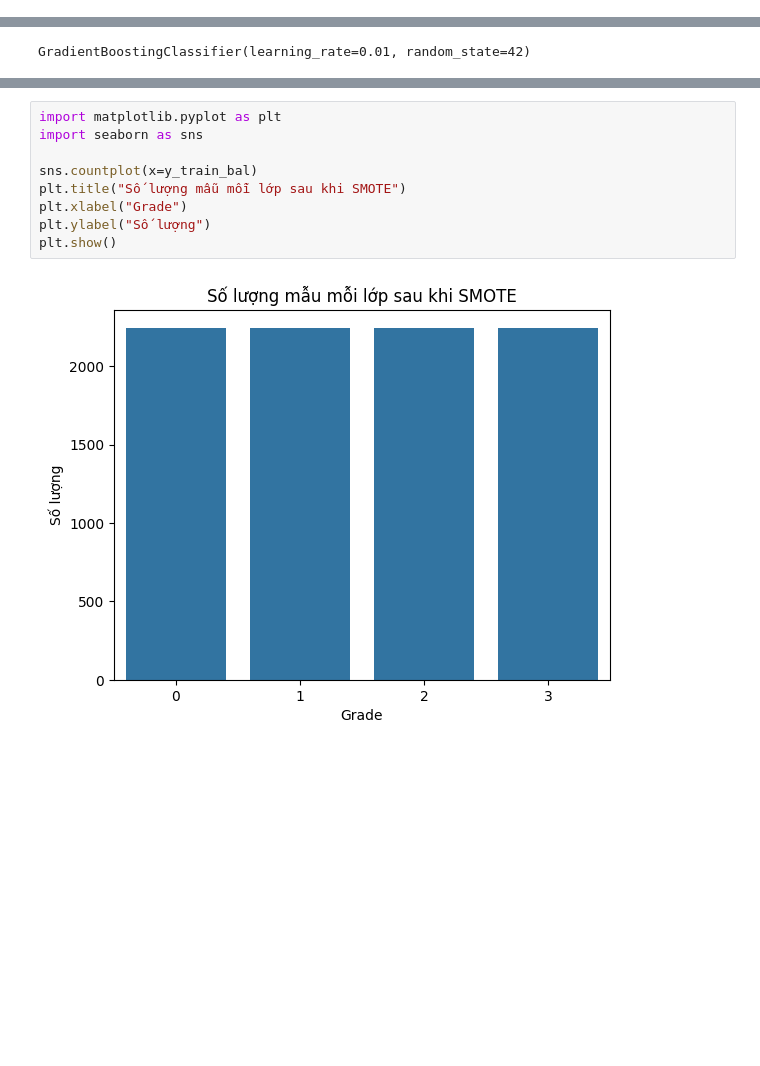
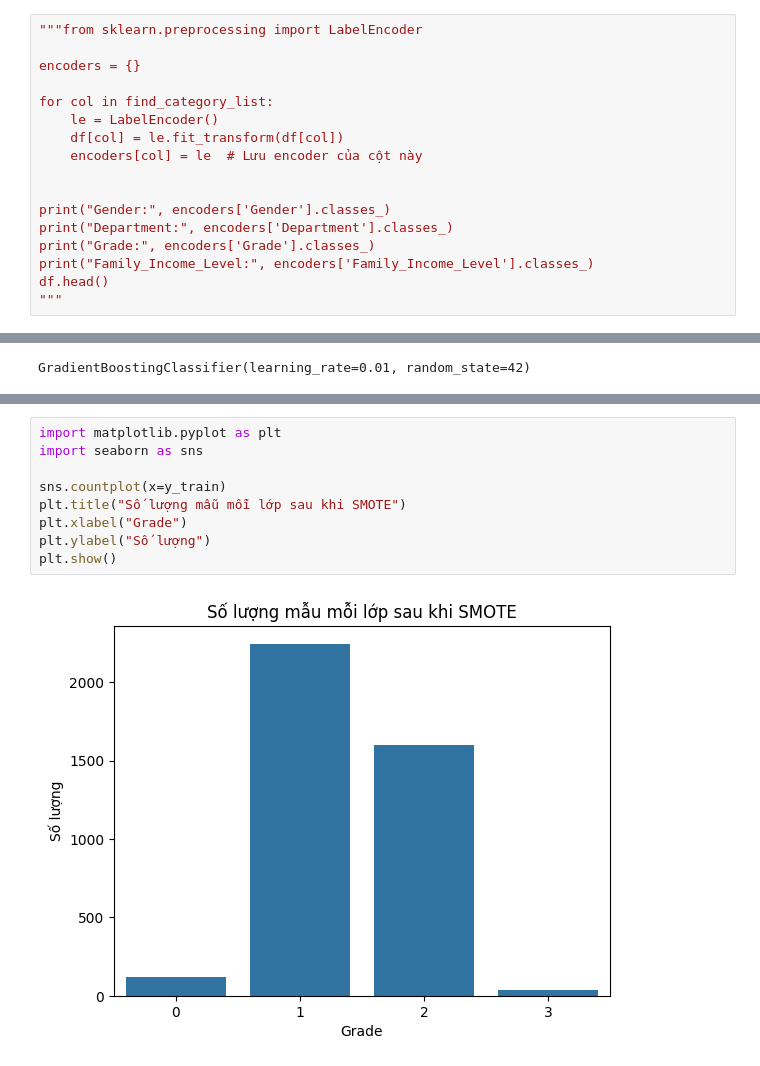
Before and after one commit to phithuan/predictive-analytics-for-student-performance-DoAn3-, a Jupyter notebook: perdict_train_XGBoost/XGBoost.ipynb, the cells around one changed output, grey strips where cells are left out. Drawn from its saved outputs; the diff is of its cells as text; blank space fills up the shorter version.

```diff
--- a/perdict_train_XGBoost/XGBoost.ipynb
+++ b/perdict_train_XGBoost/XGBoost.ipynb
@@ -54,3 +57,20 @@ df.head()
 | 2 | 1 | 24 | 2 | 99.52 | 85.85 | 0.47 | 2 | ... |
 | 3 | 0 | 24 | 2 | 90.38 | 68.10 | 0.42 | 3 | ... |
 | 4 | 0 | 23 | 1 | 59.41 | 67.66 | 6.43 | 1 | ... |
+# %%
+"""from sklearn.preprocessing import LabelEncoder
+
+encoders = {}
+
+for col in find_category_list:
+    le = LabelEncoder()
+    df[col] = le.fit_transform(df[col])
+    encoders[col] = le  # Lưu encoder của cột này
+
+
+print("Gender:", encoders['Gender'].classes_)
+print("Department:", encoders['Department'].classes_)
+print("Grade:", encoders['Grade'].classes_)
+print("Family_Income_Level:", encoders['Family_Income_Level'].classes_)
+df.head()
+"""
@@ -161,14 +185,14 @@ plt.show()
 # %%
 import matplotlib.pyplot as plt
 import seaborn as sns
 
-sns.countplot(x=y_train_bal)
+sns.countplot(x=y_train)
 plt.title("Số lượng mẫu mỗi lớp sau khi SMOTE")
 plt.xlabel("Grade")
 plt.ylabel("Số lượng")
 plt.show()
 # %% [output]
-[figure, old version]
+[figure, new version]
 # %%
 from sklearn.metrics import confusion_matrix, ConfusionMatrixDisplay
 cm = confusion_matrix(y_test, y_pred)
```
Also changed, not shown: parts of 10 cells of this notebook, 20 other files.
